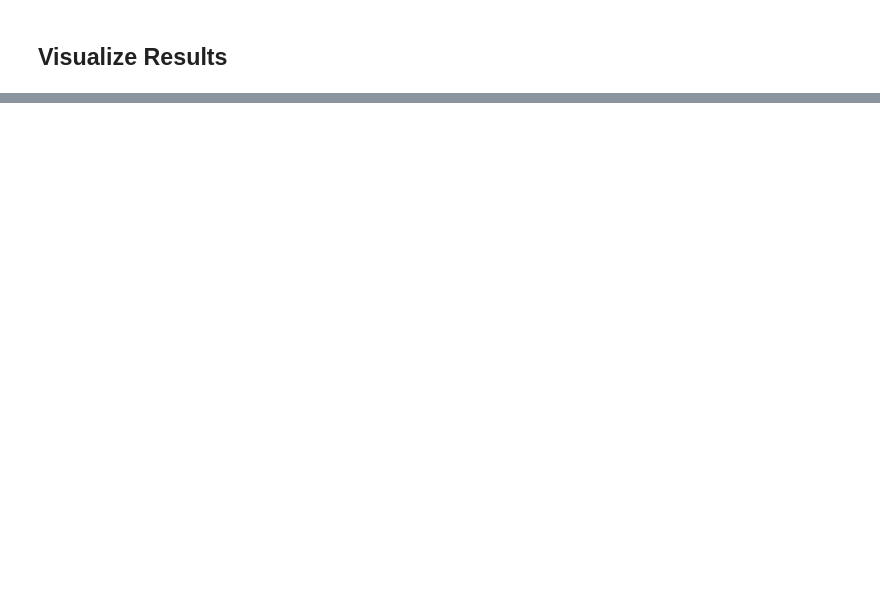
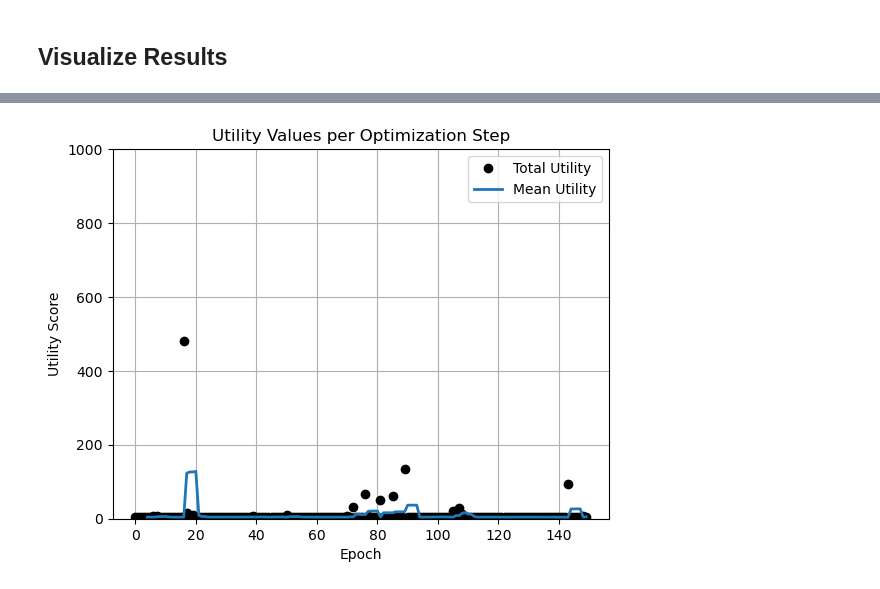
Before and after one commit to JayAgarwal25/TamboOpt-J, a Jupyter notebook: detector_optimization_v2/SWGOLO7_optimization.ipynb, the cells around one changed output, grey strips where cells are left out. Cells and saved outputs as stored; diff of their text form; code cells hidden in the pictures; blank space fills up the shorter version.

```diff
--- a/detector_optimization_v2/SWGOLO7_optimization.ipynb
+++ b/detector_optimization_v2/SWGOLO7_optimization.ipynb
@@ -406,7 +505,7 @@ U_pr_vals = []
 U_e_vals = []
 U_th_vals = []
 
-for epoch in range(num_epoch, num_epoch + 500):
+for epoch in range(num_epoch, num_epoch + 150):
     x1, y1 = xy_module()
 
     N_list, T_list, X0, Y0, energy, sin_z, cos_z, sin_a, cos_a = generate_showers(x1, y1, False, number_of_showers=Nbatch)
@@ -527,10 +646,12 @@ else:
 # %%
 mean_ut = [np.mean(u_t[i - 4: i]) for i in range(4, len(u_t))]
 
 plt.plot(u_t, color="black", linestyle="none", marker="o", linewidth=.5, label="Total Utility")
 plt.plot(np.arange(4, len(u_t)), mean_ut, linestyle="-", linewidth=2, label="Mean Utility")
 plt.legend(); plt.grid()
 plt.xlabel("Epoch"); plt.ylabel("Utility Score")
-plt.ylim((-0.1, 5000.2))
+plt.ylim((-0.1, 1000.2))
 plt.title("Utility Values per Optimization Step")
 plt.show()
+# %% [output]
+[figure, added]
```
Also changed, not shown: parts of 19 cells of this notebook, 4 other files.
